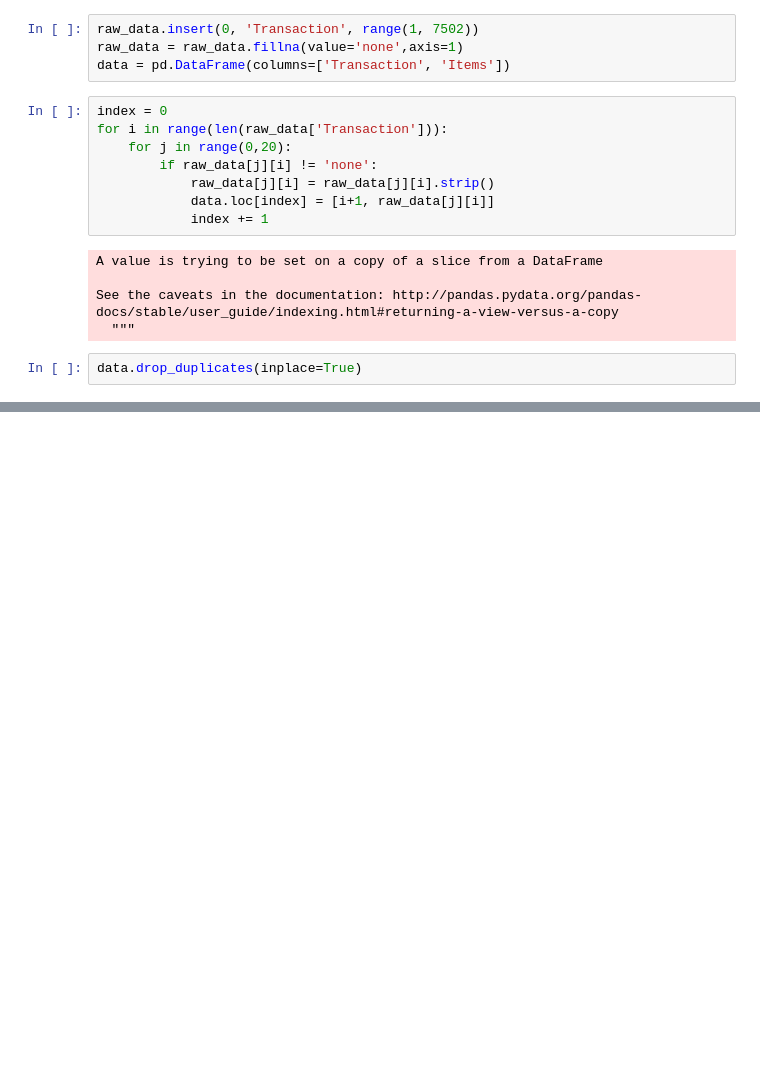
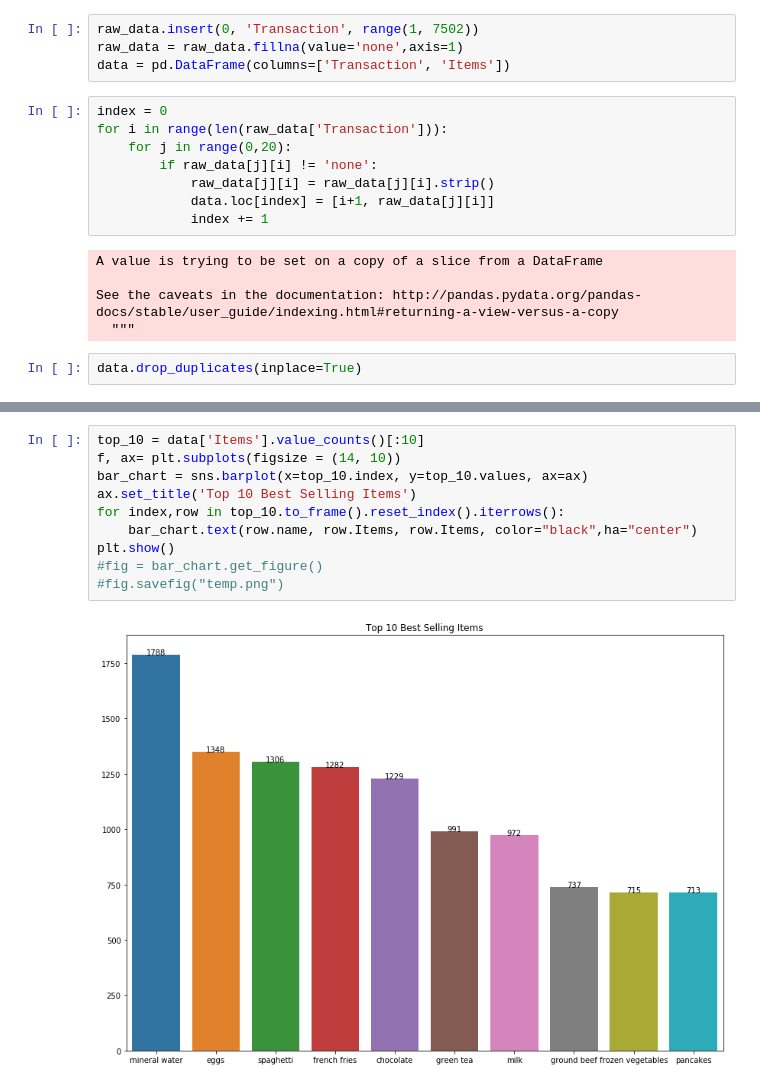
Before and after one commit to Paul-Hwang/Recommend-System, a Jupyter notebook: Lesson 3 Homework/Action_marketbasket.ipynb, the cells around one changed output, grey strips where cells are left out. Drawn from its saved outputs; the diff is of its cells as text; blank space fills up the shorter version.

```diff
--- a/Lesson 3 Homework/Action_marketbasket.ipynb
+++ b/Lesson 3 Homework/Action_marketbasket.ipynb
@@ -124,0 +126,12 @@ plt.show()
+# %%
+top_10 = data['Items'].value_counts()[:10]
+f, ax= plt.subplots(figsize = (14, 10))
+bar_chart = sns.barplot(x=top_10.index, y=top_10.values, ax=ax)
+ax.set_title('Top 10 Best Selling Items')
+for index,row in top_10.to_frame().reset_index().iterrows():
+    bar_chart.text(row.name, row.Items, row.Items, color="black",ha="center")
+plt.show()
+#fig = bar_chart.get_figure()
+#fig.savefig("temp.png")
+# %% [output]
+[figure, added]
```
Also changed, not shown: parts of 5 cells of this notebook.
